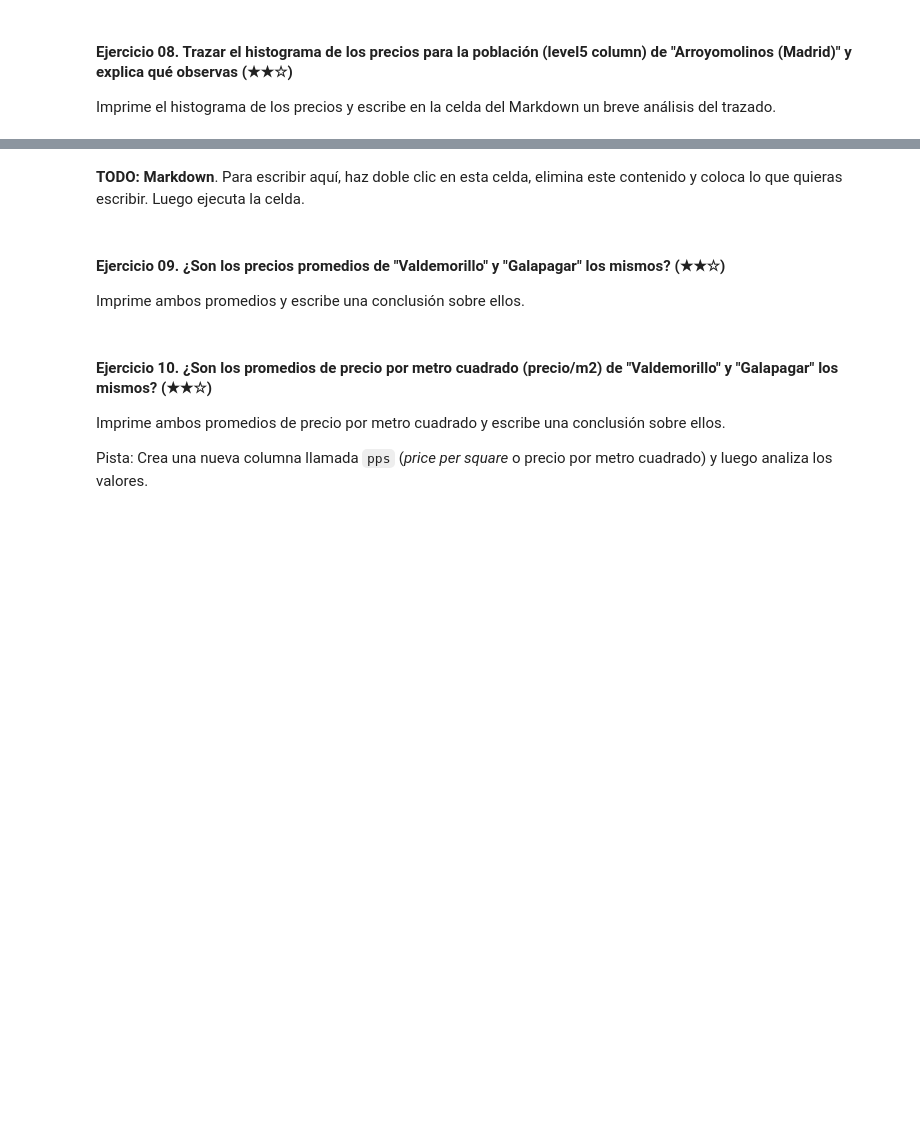
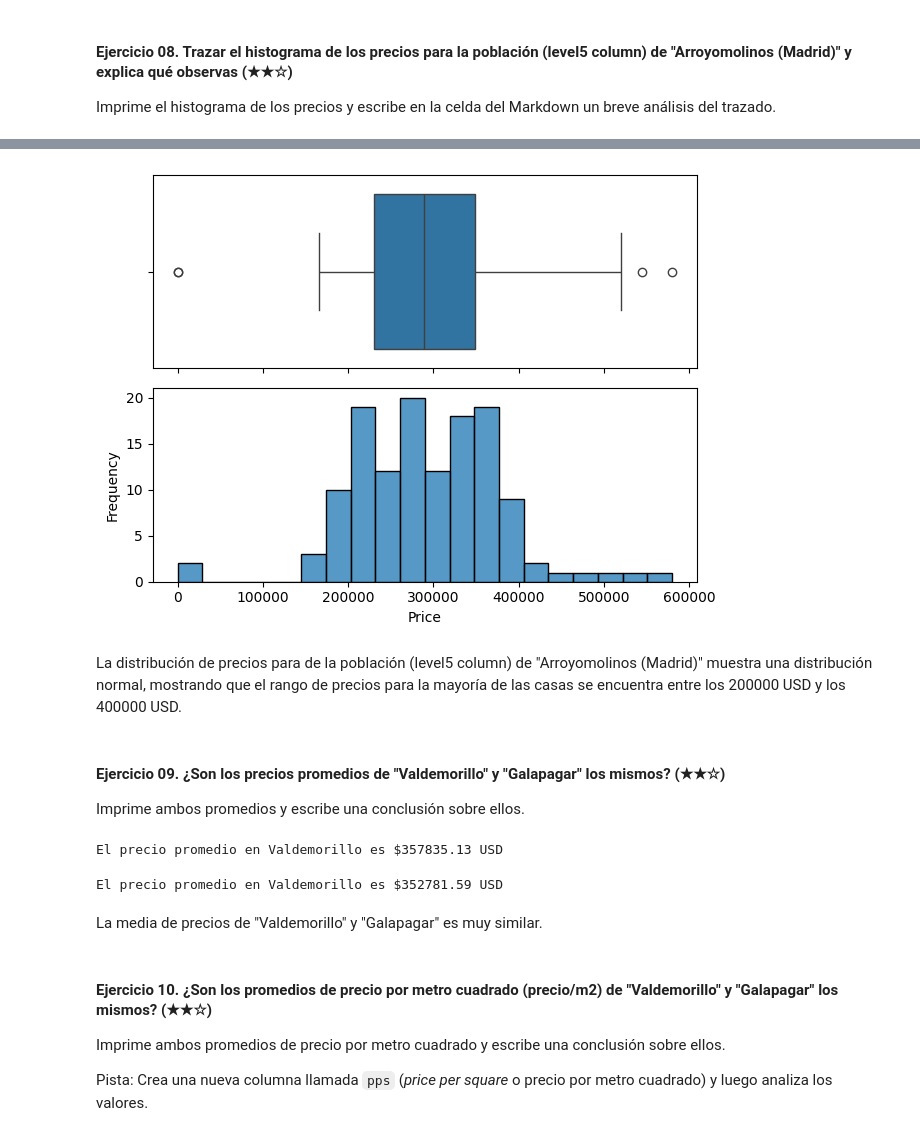
Before and after one commit to remelop03/realestate-datacleanup-exercise, a Jupyter notebook: project.es.ipynb, the cells around one changed output, grey strips where cells are left out. Cells and saved outputs as stored; diff of their text form; code cells hidden in the pictures; blank space fills up the shorter version.

```diff
--- a/project.es.ipynb
+++ b/project.es.ipynb
@@ -225,11 +301,32 @@ Imprime el histograma de los precios y escribe en la celda del Markdown un breve
+# %%
+f,(box,hist) = plt.subplots(2, sharex=True)
+sns.histplot(data = arroyomolinos_data, x = "price", bins = 20, ax = hist).set(xlabel ="Price", ylabel = "Frequency", title =None)
+sns.boxplot(data = arroyomolinos_data, x = "price", ax = box)
+
+plt.tight_layout()
+plt.show()
+# %% [output]
+[figure, added]
 # %% [markdown]
-**TODO: Markdown**. Para escribir aquí, haz doble clic en esta celda, elimina este contenido y coloca lo que quieras escribir. Luego ejecuta la celda.
+La distribución de precios para de la población (level5 column) de "Arroyomolinos (Madrid)" muestra una distribución normal, mostrando que el rango de precios para la mayoría de las casas se encuentra entre los 200000 USD y los 400000 USD.
 # %% [markdown]
 #### Ejercicio 09. ¿Son los precios promedios de "Valdemorillo" y "Galapagar" los mismos? (★★☆)
 
 Imprime ambos promedios y escribe una conclusión sobre ellos.
 # %%
-# TODO
+valdemorillo_data = data[data['level5'] == 'Valdemorillo']
+mean_price_v = valdemorillo_data['price'].mean()
+print(f'El precio promedio en Valdemorillo es ${round(mean_price_v, 2)} USD')
+# %% [output]
+El precio promedio en Valdemorillo es $357835.13 USD
+# %%
+galapagar_data = data[data['level5'] == 'Galapagar']
+mean_price_g = galapagar_data['price'].mean()
+print(f'El precio promedio en Valdemorillo es ${round(mean_price_g, 2)} USD')
+# %% [output]
+El precio promedio en Valdemorillo es $352781.59 USD
+# %% [markdown]
+La media de precios de "Valdemorillo" y "Galapagar" es muy similar.
 # %% [markdown]
 #### Ejercicio 10. ¿Son los promedios de precio por metro cuadrado (precio/m2) de "Valdemorillo" y "Galapagar" los mismos? (★★☆)
 
```
Also changed, not shown: parts of 18 cells of this notebook, 1 other file.
